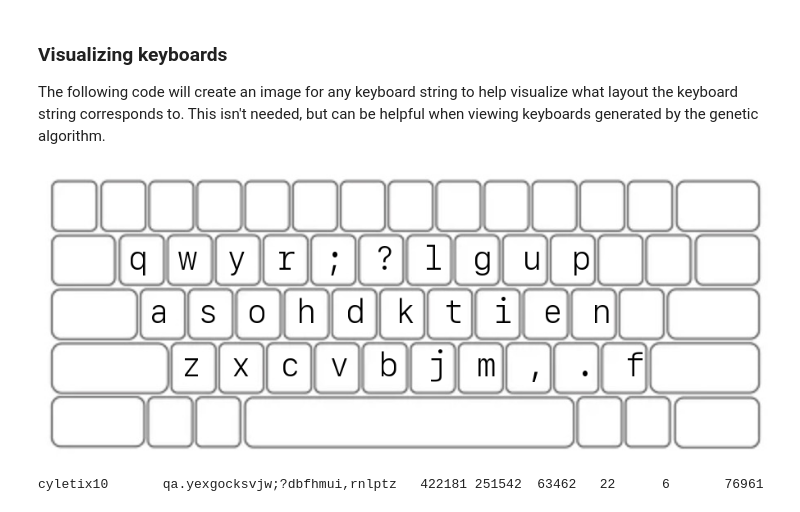
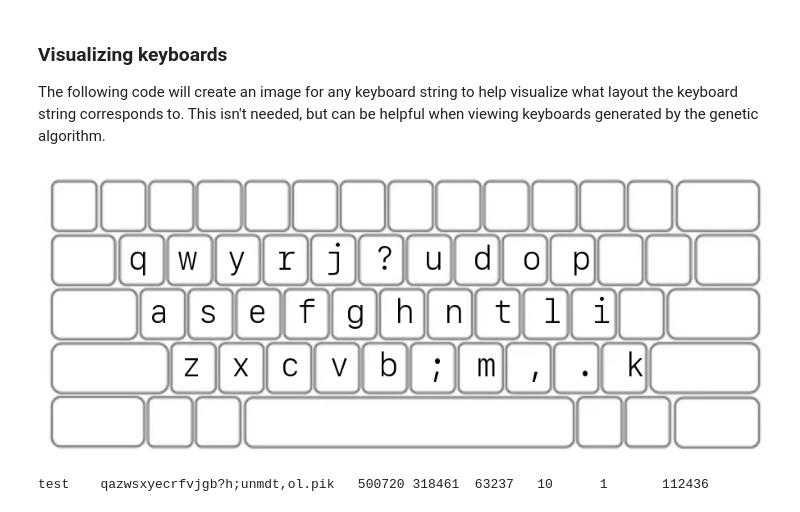
Before and after one commit to Cyletix/Cyletix-Keyboard, a Jupyter notebook: keyboard3.ipynb, the cells around one changed output. Cells and saved outputs as stored; diff of their text form; code cells hidden in the pictures.

```diff
--- a/keyboard3.ipynb
+++ b/keyboard3.ipynb
@@ -333,10 +333,10 @@ layout = {}  # 创建一个空字典
 
 # 向字典中添加键值对
 layout['qwerty'] = 'qazwsxedcrfvtgbyhnujmik,ol.p;/'
-# layout['qwertz'] = 'qaywsxedcrfvtgbzhnujmik,ol.p;/'
-# layout['devorak'] = '/a;,oq.ejpukyixfdbghmctwrnvlsz'
+layout['qwertz'] = 'qaywsxedcrfvtgbzhnujmik,ol.p;/'
+layout['devorak'] = '/a;,oq.ejpukyixfdbghmctwrnvlsz'
 layout['colemak'] = 'qazwrxfscptvgdbjhklnmue,yi.;o?'
-# layout['rstlne'] = 'qagwsxdecfrvzl/;hbunjkimyo,pt.'
+layout['rstlne'] = 'qagwsxdecfrvzl/;hbunjkimyo,pt.'
 # layout['cyletix1'] = 'qazwsxdecrtv;gbyhjunmki,fo.pl/'
 # layout['cyletix2'] = 'qazwsxdecrtvfgbyhjunmki,lo.p;/'
 # layout['cyletix3'] = 'qazwsxdecrtvfgbyhnjumki,lo.p;/'
@@ -351,9 +351,17 @@ layout['colemak'] = 'qazwrxfscptvgdbjhklnmue,yi.;o?'
 # layout['cyletix8'] = 'qhrfnjdtczsg;lbyuxwemvi,ko.pa/'
 layout['cyletix10'] = 'qazwsxdecrtvfgb;hnjlmki,yo.pu/'
 
-layout['ga_best10'] =  'qazwsxyocrhv;db?kjltmgi,ue.pnf'
-layout['ga_best9'] = 'qazwsxyocfrvbd;?kjltmgi,ue.pnh'
-layout['ga_best4'] = 'qazwsxyncrfkdgb?l;utmvi,oe.phj'
-layout['ga_best41'] = 'qazwsxyncrfkdgb;ljutmvi,oe.ph/'
-layout['ga_best7'] = 'qa.yexgocksvjw;?dbfhmui,rnlptz'
-layout['ga_test8'] = 'yafwoxlscjrvqz;?kbdtmgi,ue.pnh'
+# layout['ga_4'] = 'qazwsxyncrfkdgb?l;utmvi,oe.phj'
+# layout['ga_41'] = 'qazwsxyncrfkdgb;ljutmvi,oe.ph/'
+# layout['ga_7'] = 'qa.yexgocksvjw;?dbfhmui,rnlptz'
+# layout['ga_test8'] = 'yafwoxlscjrvqz;?kbdtmgi,ue.pnh'
+# layout['ga_9'] = 'qazwsxyocfrvbd;?kjltmgi,ue.pnh'
+layout['ga_10'] = 'qazwsxyocrhv;db?kjltmgi,ue.pnf'
+# layout['ga_10v1'] = 'qazwsxyocrfvhdb;kjltmgi,ue.pn/'
+# layout['ga_10v2'] = 'qazwsxyocrfvhdb;knljmgi,ue.pt/'
+# layout['ga_10v3'] = 'qazwsxyocrfvdgb;hnljmki,ue.pt/'
+layout['ga_10v4'] = 'qazwsxyecrfvdgb;hnljmki,uo.pt/'
+# layout['ga_10v5'] = 'qazwsxyecrfvdgb;hnljmki,to.pu/'
+# layout['ga_11'] = 'qtzwsxpdhrnvflbyu;gjmci,oe.?ak'
+layout['ga_12'] = 'qazwsxjdcrnvflbyh;ugm?i,oe.ptk'
+# layout['ga_13'] = 'qazwsxyocrhv;db?kjltmgi,ue.pnf'
@@ -503,7 +568,7 @@ print(fixed_positions)
 This function will initialize the population for the first generation with random keyboards for a given population size.
 # %%
 def init_population(pop_size):
-    keyboard_chars = list(layout['colemak'])
+    keyboard_chars = list(layout['ga_10'])
     population = []
     for i in range(pop_size):
 
@@ -620,8 +685,8 @@ def new_generation(population, sorted_evals, p_size, mutation_rate):
 The following code will run the genetic algorithm. Adjust the constants `P_SIZE` to change the population size, `GENERATIONS` to change the total number of generations the algorithm will run, and `MUTATION_RATE` to change how often mutations occur during mating. The training data will be stored to the `learning` dictionary and be saved to a json file once the algorithm is complete. This will contain information for each generation. It will contain the total every keyboard in the population, the best keyboard in the population, the lowest distance of the best keyboard, and the average distance of all the keyboards.
 # %%
 P_SIZE = 100
-GENERATIONS = 300
-MUTATION_RATE = 0.8
+GENERATIONS = 200
+MUTATION_RATE = 0.2
 
 learning = {
     'generations': {}
@@ -725,35 +790,35 @@ plt.show()
 The following code will create an image for any keyboard string to help visualize what layout the keyboard string corresponds to. This isn't needed, but can be helpful when viewing keyboards generated by the genetic algorithm.
 # %%
 kb = learning['generations'][str(GENERATIONS-1)]['best'] # best keyboard found
-layout['ga_best']=''.join(kb)
+layout['ga_']=''.join(kb)
 
 with Image.open("template.jpg").convert("RGBA") as base:
 
     # make a blank image for the text, initialized to transparent text color
     txt = Image.new("RGBA", base.size, (255, 255, 255, 0))
 
     # get a font
     fnt = ImageFont.truetype("SFNSMono.ttf", 40)
     # get a drawing context
     d = ImageDraw.Draw(txt)
 
     x_offsets = [110, 135, 175]
     for i1 in range(30):
         row = i1%3
         column = math.floor(i1/3)
         x = column*60 + x_offsets[row]
         y = row*65 + 85
         char_coords = (x, y)
         d.text(char_coords, kb[i1], font=fnt, fill=(0, 0, 0, 255))
 
     out = Image.alpha_composite(base, txt)
 
     display(out)
 # %% [output]
-[figure, old version]
+[figure, new version]
 # %%
 # 单项测试
-layout['test'] = 'qa.yexgocksvjw;?dbfhmui,rnlptz'
+layout['test'] = 'qazwsxyecrfvjgb?h;unmdt,ol.pik'
 keys = layout['test']
 KeyboardLayout=(genome_to_keyboard(list(layout['test'])))
 results = []
@@ -768,7 +833,7 @@ for language, text in full_text.items():
 results.append(f"{repeat_count}\t")
 print(f"{layout_name}\t{keys}\t", "".join(results))
 # %% [output]
-cyletix10       qa.yexgocksvjw;?dbfhmui,rnlptz   422181 251542  63462   22      6       76961
+test    qazwsxyecrfvjgb?h;unmdt,ol.pik   500720 318461  63237   10      1       112436
 # %%
 # 结果汇总
 print(f"Layout\tkeys\tarxiv\tchinese\tpython\thamming\tpunish\trepeat")
```
Also changed, not shown: parts of 14 cells of this notebook, 8 other files.
